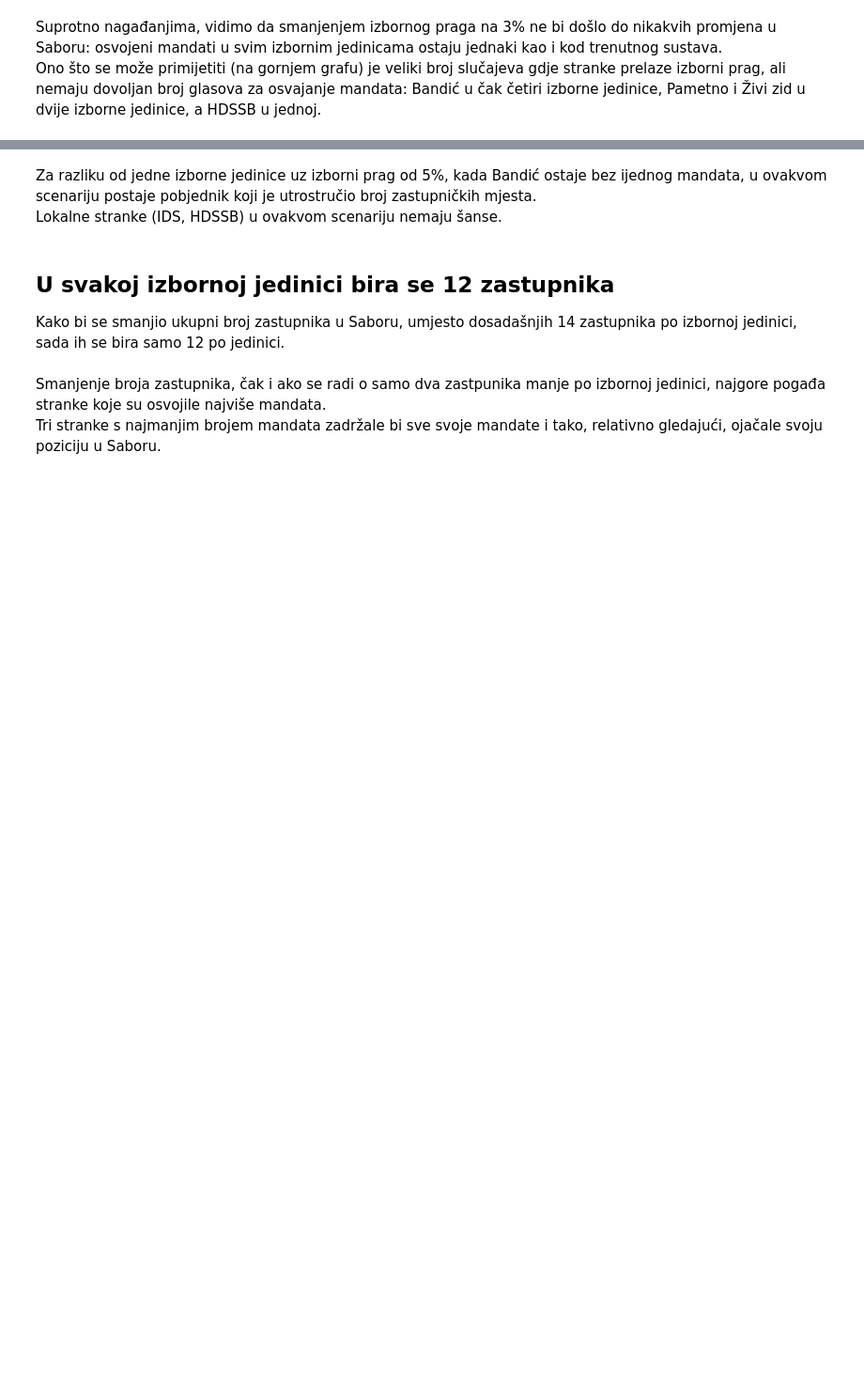
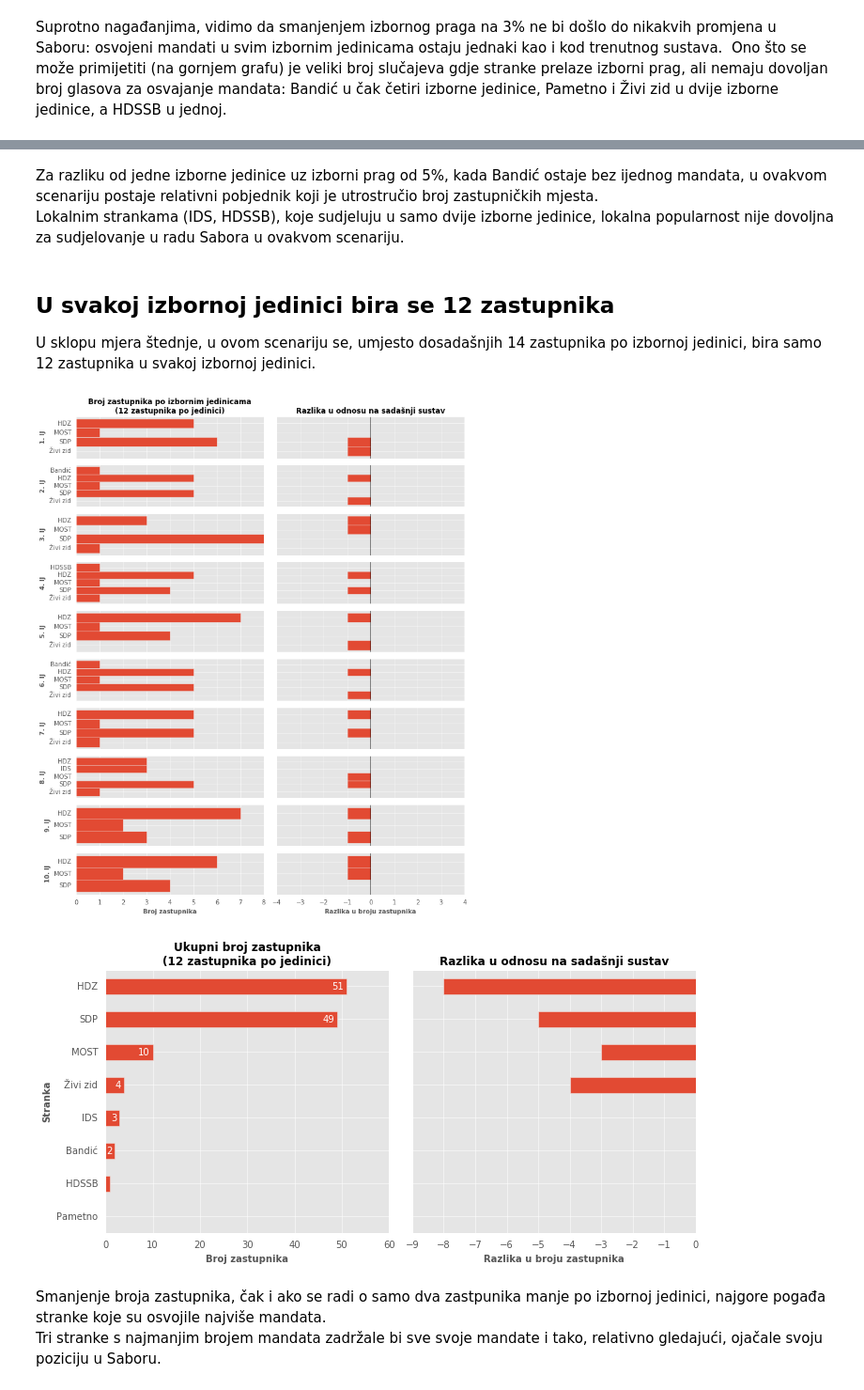
Before and after one commit to narimiran/data-notebooks, a Jupyter notebook: hr-izbori-2016.ipynb, the cells around one changed output, grey strips where cells are left out. Shown: that part at 94% size. Drawn from its saved outputs; the diff is of its cells as text; code cells hidden in the pictures; blank space fills up the shorter version.

```diff
--- a/hr-izbori-2016.ipynb
+++ b/hr-izbori-2016.ipynb
@@ -54,6 +54,6 @@ plt.rcParams['xtick.labelsize'] = 10
 plt.rcParams['ytick.labelsize'] = 10
 plt.rcParams['legend.fontsize'] = 10
 # %%
-df = pd.read_csv('./#datasets/hr_izbori.csv', index_col='Izborna jedinica')
+df = pd.read_csv('./datasets/hr_izbori.csv', index_col='Izborna jedinica')
 df
 # %% [output]
@@ -243,20 +263,23 @@ plot_ukupno_zastupnika(jedna_zastupnici, zastupnici_ukupno,
 # %% [markdown]
-Za razliku od jedne izborne jedinice uz izborni prag od 5%, kada Bandić ostaje bez ijednog mandata, u ovakvom scenariju postaje pobjednik koji je utrostručio broj zastupničkih mjesta.
-Lokalne stranke (IDS, HDSSB) u ovakvom scenariju nemaju šanse.
+Za razliku od jedne izborne jedinice uz izborni prag od 5%, kada Bandić ostaje bez ijednog mandata, u ovakvom scenariju postaje relativni pobjednik koji je utrostručio broj zastupničkih mjesta.
+Lokalnim strankama (IDS, HDSSB), koje sudjeluju u samo dvije izborne jedinice, lokalna popularnost nije dovoljna za sudjelovanje u radu Sabora u ovakvom scenariju.
 # %% [markdown]
 ## U svakoj izbornoj jedinici bira se 12 zastupnika
 
-Kako bi se smanjio ukupni broj zastupnika u Saboru, umjesto dosadašnjih 14 zastupnika po izbornoj jedinici, sada ih se bira samo 12 po jedinici.
+U sklopu mjera štednje, u ovom scenariju se, umjesto dosadašnjih 14 zastupnika po izbornoj jedinici, bira samo 12 zastupnika u svakoj izbornoj jedinici.
 # %%
-zastupnici_10 = izracunaj_zastupnike(zastupnika_po_jedinici=12)
-zastupnici_10_ukupno = zbroji_zastupnike(zastupnici_10)
+zastupnici_12 = izracunaj_zastupnike(zastupnika_po_jedinici=12)
+zastupnici_12_ukupno = zbroji_zastupnike(zastupnici_12)
 
-tekst = '10 zastupnika po jedinici'
-filename = '05_10zastupnika'
+tekst = '12 zastupnika po jedinici'
+filename = '05_12zastupnika'
 
-plot_zastupnika(zastupnici_10, zastupnici, tekst=tekst, filename=filename)
-plot_ukupno_zastupnika(zastupnici_10_ukupno, zastupnici_ukupno,
+plot_zastupnika(zastupnici_12, zastupnici, tekst=tekst, filename=filename)
+plot_ukupno_zastupnika(zastupnici_12_ukupno, zastupnici_ukupno,
                        tekst=tekst, xlim=(-9, 0), filename=filename)
+# %% [output]
+[figure, added]
+[figure, added]
 # %% [markdown]
 Smanjenje broja zastupnika, čak i ako se radi o samo dva zastpunika manje po izbornoj jedinici, najgore pogađa stranke koje su osvojile najviše mandata.
 Tri stranke s najmanjim brojem mandata zadržale bi sve svoje mandate i tako, relativno gledajući, ojačale svoju poziciju u Saboru.
```
Also changed, not shown: parts of 15 cells of this notebook, 4 other files.
